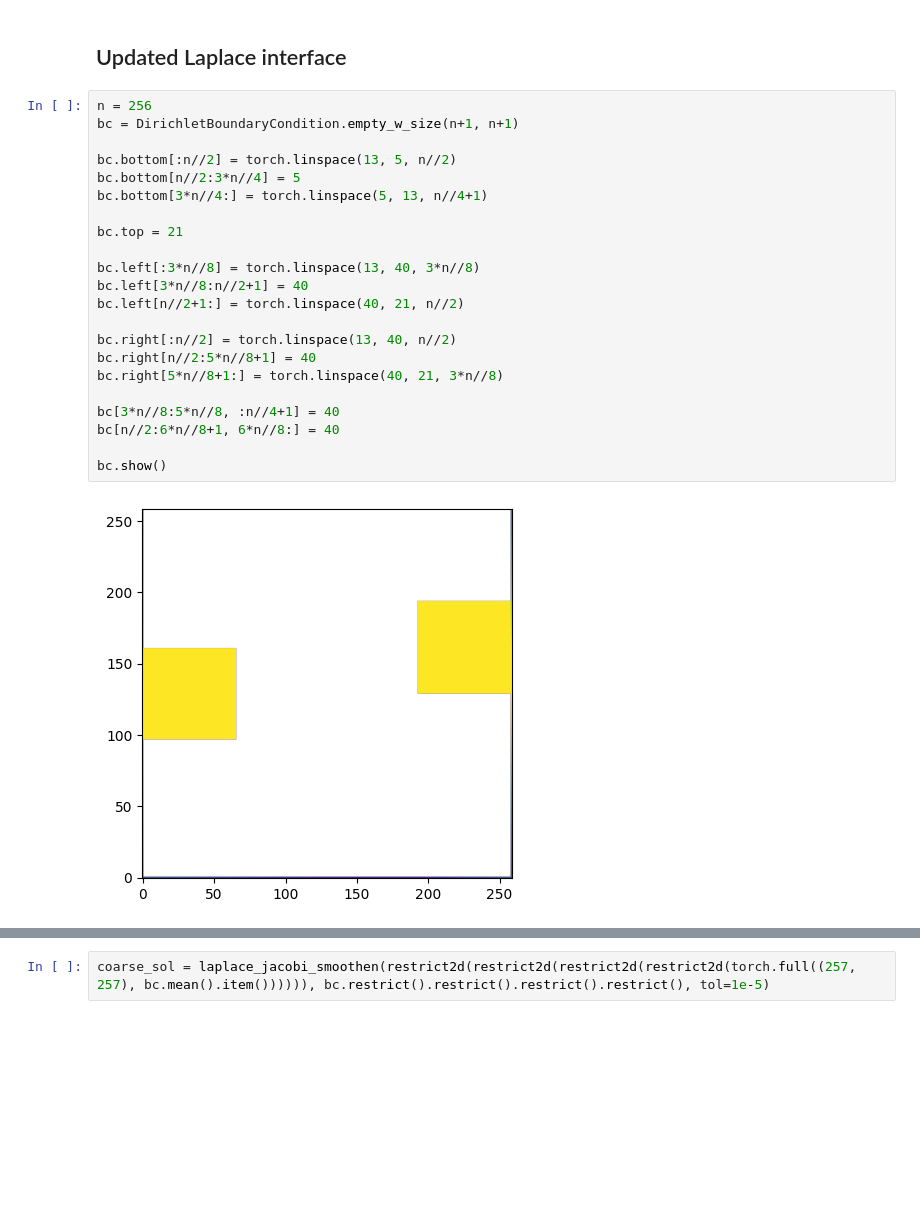
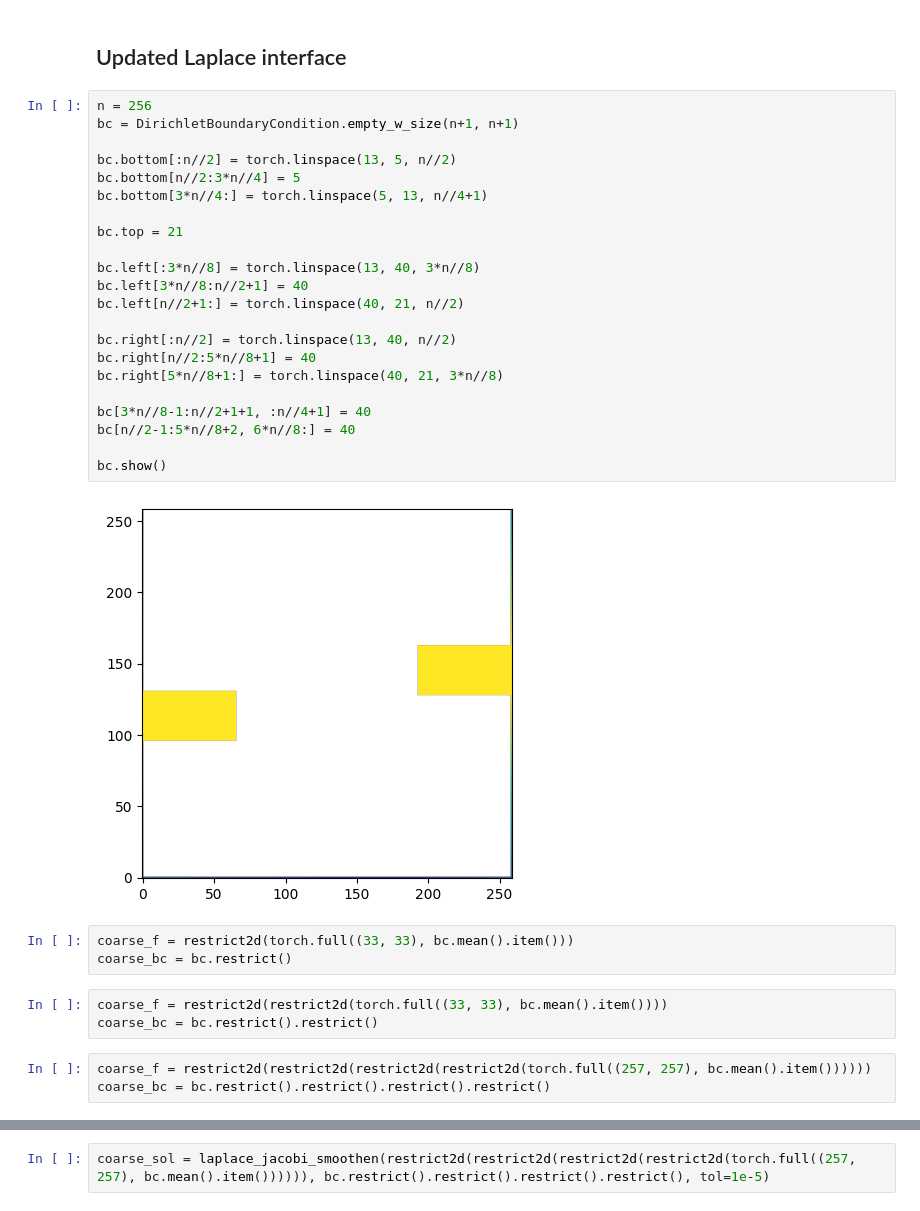
Before and after one commit to robert-wbe/Multigrid-seminar, a Jupyter notebook: test_2.ipynb, the cells around one changed output, grey strips where cells are left out. Drawn from its saved outputs; the diff is of its cells as text; blank space fills up the shorter version.

Commit message:
fix weighted tensor restriction

```diff
--- a/test_2.ipynb
+++ b/test_2.ipynb
@@ -12,24 +12,33 @@ import matplotlib.pyplot as plt
 # %%
 n = 256
 bc = DirichletBoundaryCondition.empty_w_size(n+1, n+1)
 
 bc.bottom[:n//2] = torch.linspace(13, 5, n//2)
 bc.bottom[n//2:3*n//4] = 5
 bc.bottom[3*n//4:] = torch.linspace(5, 13, n//4+1)
 
 bc.top = 21
 
 bc.left[:3*n//8] = torch.linspace(13, 40, 3*n//8)
 bc.left[3*n//8:n//2+1] = 40
 bc.left[n//2+1:] = torch.linspace(40, 21, n//2)
 
 bc.right[:n//2] = torch.linspace(13, 40, n//2)
 bc.right[n//2:5*n//8+1] = 40
 bc.right[5*n//8+1:] = torch.linspace(40, 21, 3*n//8)
 
-bc[3*n//8:5*n//8, :n//4+1] = 40
-bc[n//2:6*n//8+1, 6*n//8:] = 40
+bc[3*n//8-1:n//2+1+1, :n//4+1] = 40
+bc[n//2-1:5*n//8+2, 6*n//8:] = 40
 
 bc.show()
 # %% [output]
-[figure, old version]
+[figure, new version]
+# %%
+coarse_f = restrict2d(torch.full((33, 33), bc.mean().item()))
+coarse_bc = bc.restrict()
+# %%
+coarse_f = restrict2d(restrict2d(torch.full((33, 33), bc.mean().item())))
+coarse_bc = bc.restrict().restrict()
+# %%
+coarse_f = restrict2d(restrict2d(restrict2d(restrict2d(torch.full((257, 257), bc.mean().item())))))
+coarse_bc = bc.restrict().restrict().restrict().restrict()
```
Also changed, not shown: parts of 6 cells of this notebook, 1 other file.
